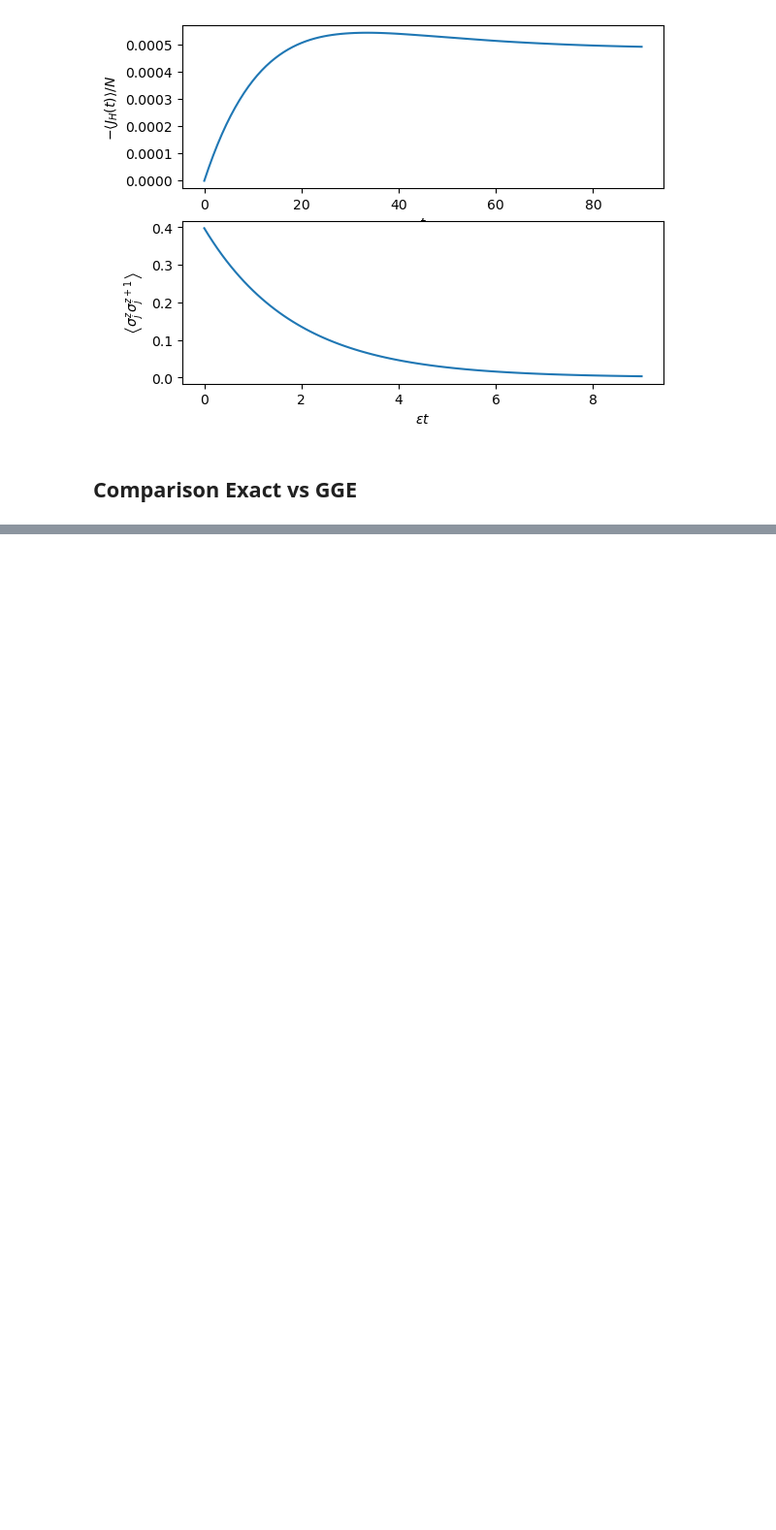
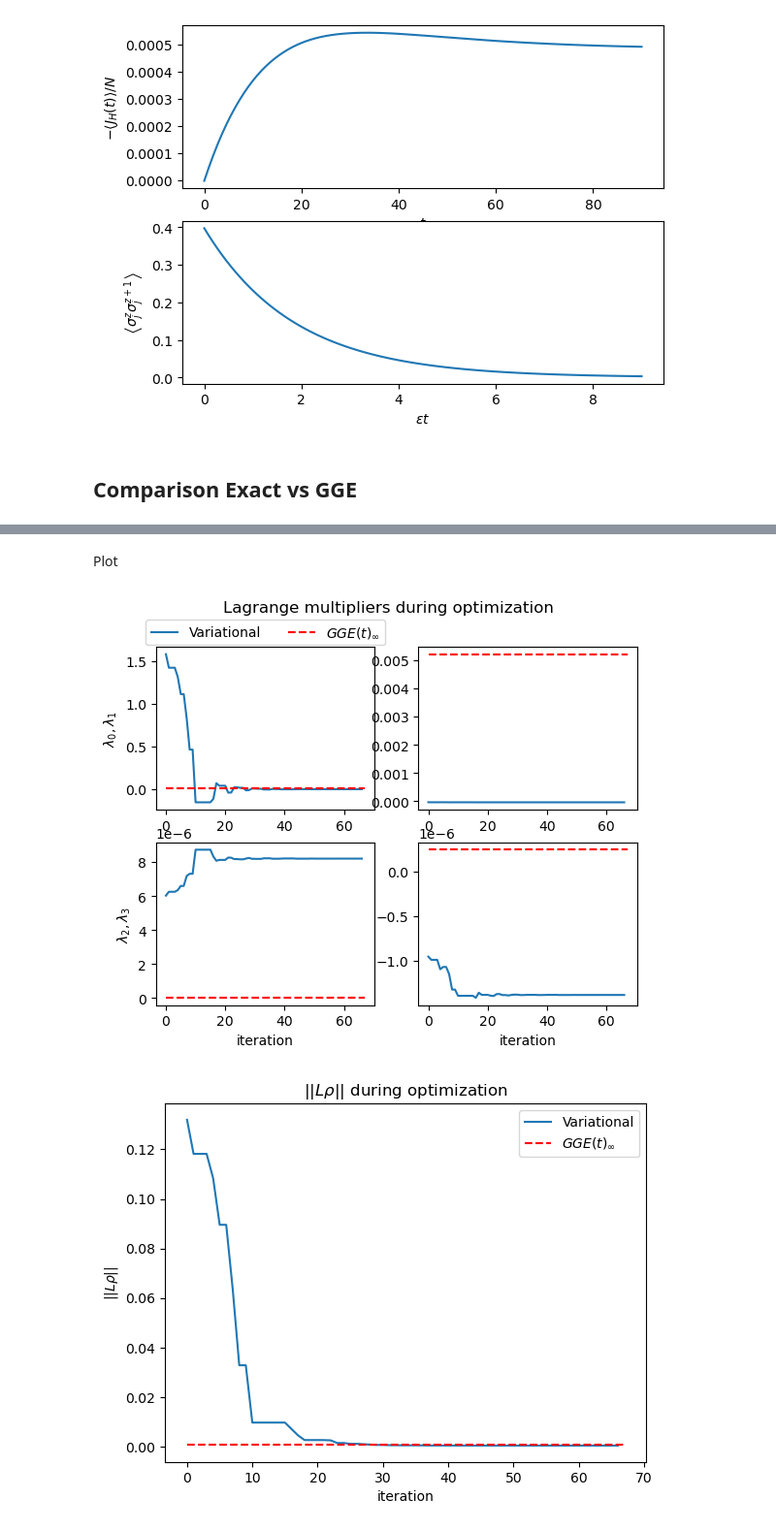
Before and after one commit to 1nthony/tp_4, a Jupyter notebook: time_dependent_GGE.ipynb, the cells around one changed output, grey strips where cells are left out. Shown at 97% size. Drawn from its saved outputs; the diff is of its cells as text; code cells hidden in the pictures; blank space fills up the shorter version.

```diff
--- a/time_dependent_GGE.ipynb
+++ b/time_dependent_GGE.ipynb
@@ -557,9 +572,11 @@ compute_operators(N)
 # %%
 # Hyperparameters
-N = 8
+N = 4
 J = 1
 EPSILON = 0.1
 GAMMA = 0.8
+
+compute_operators(N)
 
 # Conserved quantities
 Ob_val = Ob(N)
@@ -1065,0 +1257,5 @@ plt.savefig("results/time_dependent_GGE/heisenberg_spins/first_try/observables_e
+# %%
+folder = 'force_2'
+time_dependent_params = np.loadtxt(f"results/time_dependent_GGE/heisenberg_spins/{folder}/time_dependent_params.txt", unpack=True)
+t_eval = time_dependent_params[0]
+lagr = time_dependent_params[1:]
@@ -1065,0 +1370,8 @@ plt.savefig("results/time_dependent_GGE/heisenberg_spins/first_try/observables_e
+# %%
+folder = 'results/time_dependent_GGE/heisenberg_spins/variational'
+os.makedirs(folder, exist_ok=True)
+
+l = lindblad_norm
+lagr_0 = fetch_neel(N)
+conserved_quantities = Cs
+H = H_spin(N, J)
@@ -1065,0 +1380,2 @@ plt.savefig("results/time_dependent_GGE/heisenberg_spins/first_try/observables_e
+# %%
+optimize(l, lagr_0, conserved_quantities, H, EPSILON, GAMMA, J, N)
@@ -1065,0 +1404,2 @@ plt.savefig("results/time_dependent_GGE/heisenberg_spins/first_try/observables_e
+# %% [markdown]
+Plot
@@ -1065,0 +1428,51 @@ plt.savefig("results/time_dependent_GGE/heisenberg_spins/first_try/observables_e
+# %%
+lambdas_history = np.loadtxt(f'{folder}/history.txt').T
+lambdas_GGE = np.loadtxt('results/time_dependent_GGE/heisenberg_spins/first_try/time_dependent_params.txt', unpack=True)
+lambdas_GGE_inf = lambdas_GGE.T[-1][1:]
+
+
+
+plt.subplot(221)
+plt.plot(lambdas_history[0], label='Variational')
+plt.hlines(lambdas_GGE[1][-1], 0, len(lambdas_history[0]), color='red', linestyle='--', label=r'$GGE(t)_\infty$')
+plt.ylabel(r'$\lambda_0, \lambda_1$')
+handles, labels = plt.gca().get_legend_handles_labels()
+plt.legend(handles, labels, loc='upper center', bbox_to_anchor=(0.5, 1.21), ncol=2)
+
+plt.subplot(222)
+plt.plot(lambdas_history[1])
+plt.hlines(lambdas_GGE[2][-1], 0, len(lambdas_history[1]), color='red', linestyle='--')
+
+plt.subplot(223)
+plt.plot(lambdas_history[2])
+plt.hlines(lambdas_GGE[3][-1], 0, len(lambdas_history[2]), color='red', linestyle='--')
+plt.xlabel('iteration')
+plt.ylabel(r'$\lambda_2, \lambda_3$')
+
+plt.subplot(224)
+plt.plot(lambdas_history[3])
+plt.hlines(lambdas_GGE[4][-1], 0, len(lambdas_history[3]), color='red', linestyle='--')
+plt.xlabel('iteration')
+
+
+plt.suptitle('Lagrange multipliers during optimization')
+plt.savefig(f"{folder}/lagr_multipliers_afo_iterations.pdf")
+
+
+plt.figure()
+norms = []
+for i, lagr in enumerate(lambdas_history.T) :
+    norm_i = lindblad_norm(lagr, Cs, H, EPSILON, GAMMA, J, N)
+    norms.append(norm_i)
+gge_norms = lindblad_norm(lambdas_GGE_inf, Cs, H, EPSILON, GAMMA, J, N)
+plt.plot(norms, label='Variational')
+plt.hlines(gge_norms, 0, len(norms), color='red', linestyle='--', label=r'$GGE(t)_\infty$')
+plt.ylabel(r'$||L \rho||$')
+plt.xlabel('iteration')
+
+plt.legend()
+plt.title(r'$||L \rho||$ during optimization')
+plt.savefig(f"{folder}/lindblad_norm_afo_iterations.pdf")
+# %% [output]
+[figure, added]
+[figure, added]
```
Also changed, not shown: parts of 79 cells of this notebook, 1 other file.
